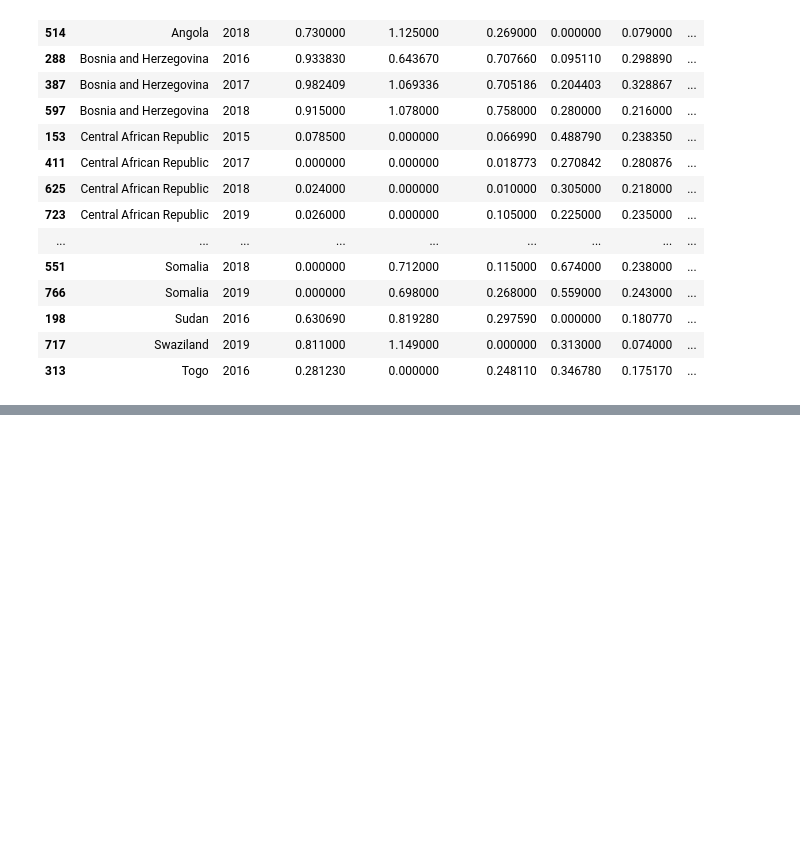
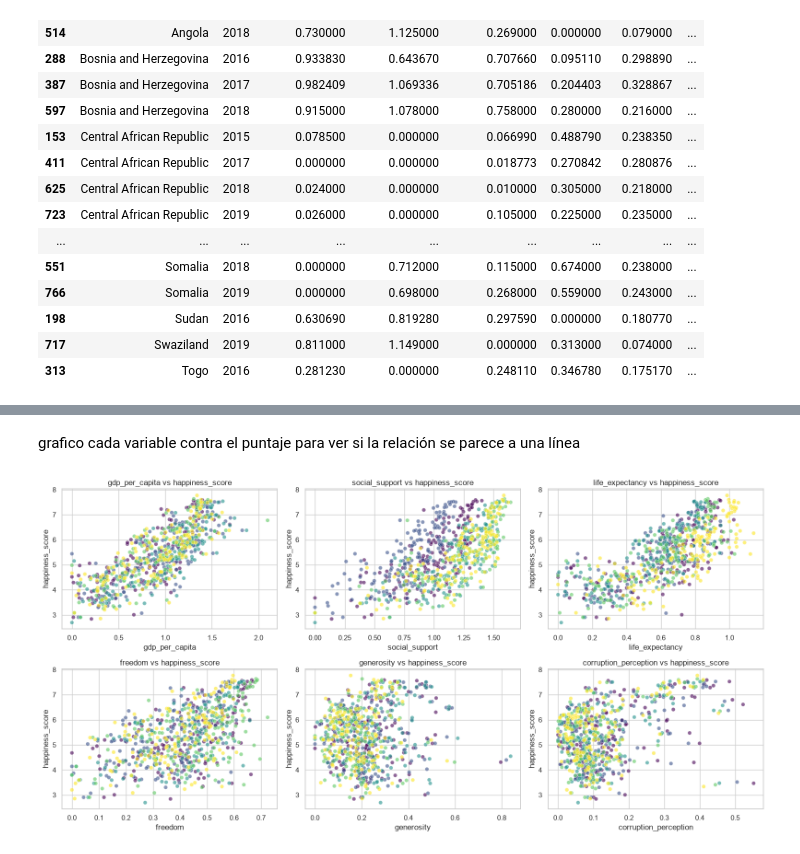
Before and after one commit to LauMarinAlvis/Etl-kafka-ml-workshop, a Jupyter notebook: notebooks/eda_modelo.ipynb, the cells around one changed output, grey strips where cells are left out. Saved outputs shown, nothing was run; the diff lists cells and outputs as text; code cells hidden in the pictures; blank space fills up the shorter version.

```diff
--- a/notebooks/eda_modelo.ipynb
+++ b/notebooks/eda_modelo.ipynb
@@ -308,0 +417,15 @@ dtype: int64
+# %% [markdown]
+grafico cada variable contra el puntaje para ver si la relación se parece a una línea
+# %%
+predictoras = [c for c in numericas if c != "happiness_score"]
+
+fig, axes = plt.subplots(2, 3, figsize=(16, 8))
+for ax, col in zip(axes.flat, predictoras):
+    sns.scatterplot(data=df_all, x=col, y="happiness_score", hue="year", palette="viridis", alpha=0.6, ax=ax)
+    ax.set_title(f"{col} vs happiness_score")
+    ax.legend([], [], frameon=False)
+plt.tight_layout()
+guardar_figura("04_dispersion")
+plt.show()
+# %% [output]
+[figure, added]
```
Also changed, not shown: parts of 62 cells of this notebook, 17 other files.
